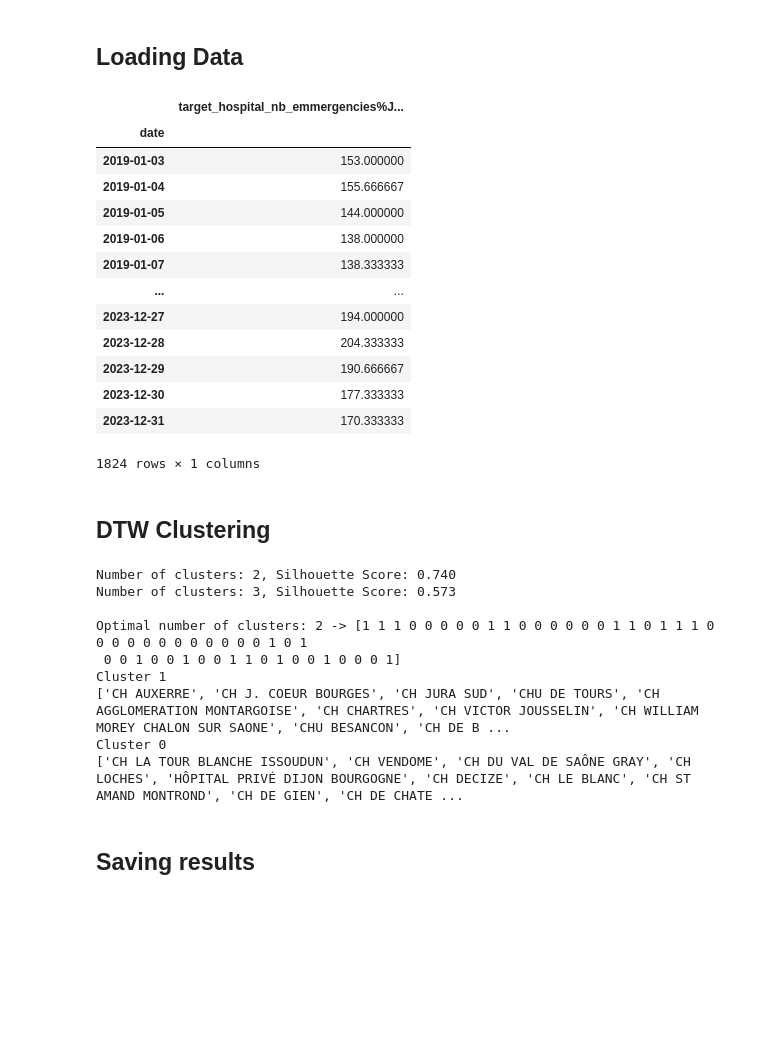
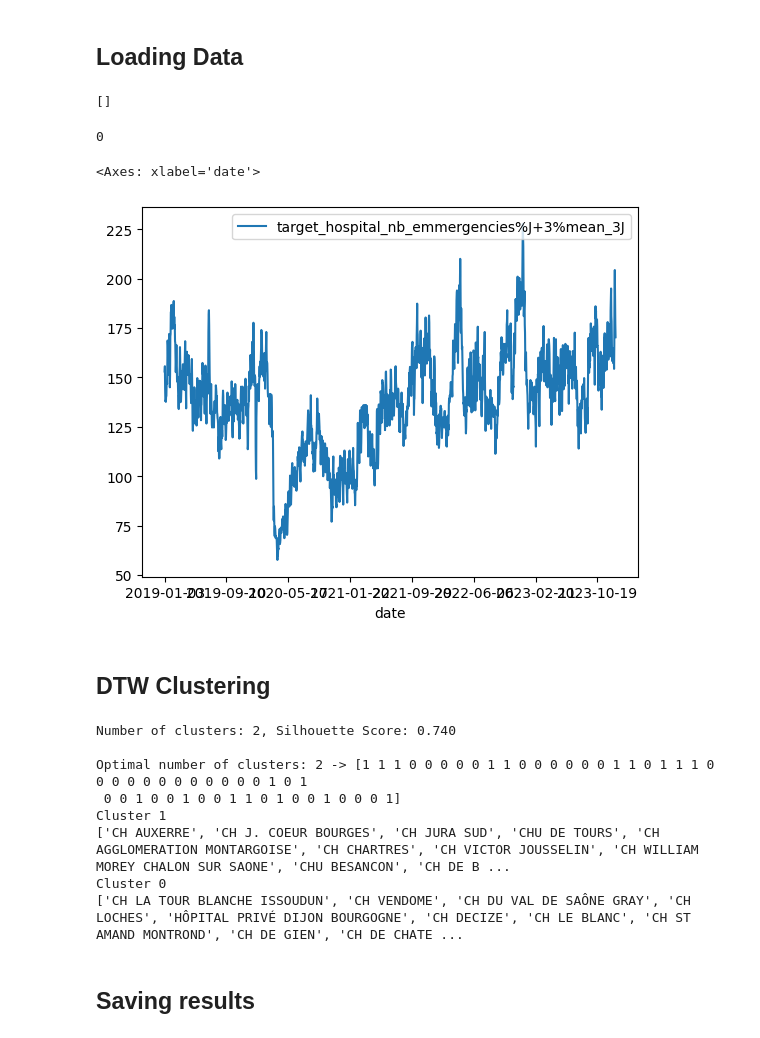
Before and after one commit to NicolasCaronPro/forecasting_models, a Jupyter notebook: cluster/test_cluster_dtw_56.ipynb, the cells around one changed output. Saved outputs shown, nothing was run; the diff lists cells and outputs as text; code cells hidden in the pictures; blank space fills up the shorter version.

```diff
--- a/cluster/test_cluster_dtw_56.ipynb
+++ b/cluster/test_cluster_dtw_56.ipynb
@@ -32,9 +32,12 @@ assert TARGET in ['urgences', 'hospits']
 AGE = 'adults'
 assert AGE in ['adults', 'children']
 
-DATA_DIR = './datasets/'
+OUTLIERS = True
+OUTLIERS_PATH = './outliers_etabs.json'
 
-SAVE_DIR = './result_clusters_56/' + TARGET + (f'_{AGE}' if TARGET == 'hospits' else '') + '/'
+DATA_DIR = '../data/datasets/'
+
+SAVE_DIR = './result_clusters_56/' + TARGET + (f'_{AGE}' if TARGET == 'hospits' else '') + (' (without outliers)' if not OUTLIERS else '') + '/'
 
 if TARGET == 'urgences':
     target_column = 'target_hospital_nb_emmergencies%J+3%mean_3J'
@@ -44,5 +47,5 @@ elif TARGET == 'hospits' and AGE == 'children':
     target_column = 'target_hospital_nb_hospit_np_from_ED_children%J+7%mean_7J'
 
 
-n_clusters = list(range(2, 4)) # [3]
+n_clusters = [2]
 # %%
@@ -91,34 +96,45 @@ def subplots_time_series(time_series, date_range, labels, value='Value', cluster
     plt.show()
 # %% [markdown]
 ## Loading Data
+# %%
+outlier_list = []
+if not OUTLIERS:
+    # read json file
+    outlier_dic = json.load(open(OUTLIERS_PATH))
+    outlier_list = outlier_dic[target_column]
+    # for target in outlier_dic.keys():
+    #     for etab in outlier_dic[target]:
+    #         if etab not in outlier_list:
+    #             outlier_list.append(etab)
+# %%
+print(outlier_list)
+# %% [output]
+[]
+# %%
+len(outlier_list)
+# %% [output]
+0
 # %%
 datasets = []
 etabs = []
 for file in os.listdir(DATA_DIR):
     if file.endswith(TARGET + ".csv"):
-        etabs.append(file.split("_")[2])
+        etab = file.split("_")[2]
+        if not OUTLIERS and etab in outlier_list: continue
+        etabs.append(etab)
         df = pd.read_csv(os.path.join(DATA_DIR, file))
         if not EXOGENOUS: df = df[['date', target_column]]
         df.set_index('date', inplace=True)
+        # df = df.drop(df.loc['2020-03':'2020-05'].index) # covid
+        # date_range = date_range.drop(df.loc['2020-03':'2020-05'].index)
+        # df.loc['2020-03':'2020-05'].plot()
         # print(f'{etabs[-1]} : {df.shape}')
         datasets.append(df)
 # %%
-datasets[0]
+datasets[0].plot()
 # %% [output]
-|  | target_hospital_nb_emmergencies%J... |
-| date |  |
-| 2019-01-03 | 153.000000 |
-| 2019-01-04 | 155.666667 |
-| 2019-01-05 | 144.000000 |
-| 2019-01-06 | 138.000000 |
-| 2019-01-07 | 138.333333 |
-| ... | ... |
-| 2023-12-27 | 194.000000 |
-| 2023-12-28 | 204.333333 |
-| 2023-12-29 | 190.666667 |
-| 2023-12-30 | 177.333333 |
-| 2023-12-31 | 170.333333 |
-1824 rows × 1 columns
+<Axes: xlabel='date'>
+[figure, added]
 # %%
 start_date = datasets[0].index.min()
 end_date = datasets[0].index.max()
@@ -131,7 +147,6 @@ clusters, dtw_matrix, n_clusters = cluster_dtw(datasets, n_clusters=n_clusters,
 clusters_etab = output_clusters([etab for etab in etabs], clusters)
 # %% [output]
 Number of clusters: 2, Silhouette Score: 0.740
-Number of clusters: 3, Silhouette Score: 0.573
 
 Optimal number of clusters: 2 -> [1 1 1 0 0 0 0 0 1 1 0 0 0 0 0 0 1 1 0 1 1 1 0 0 0 0 0 0 0 0 0 0 0 0 1 0 1
  0 0 1 0 0 1 0 0 1 1 0 1 0 0 1 0 0 0 1]
```
Also changed, not shown: parts of 1 cell of this notebook, 13 other files.
